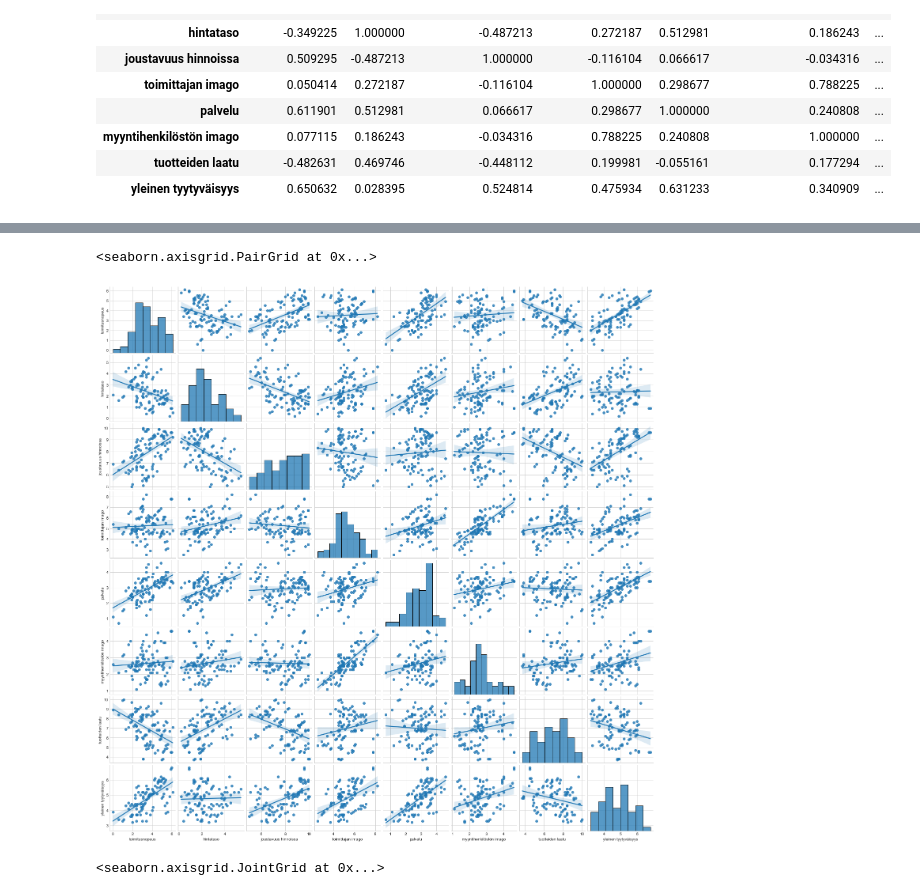
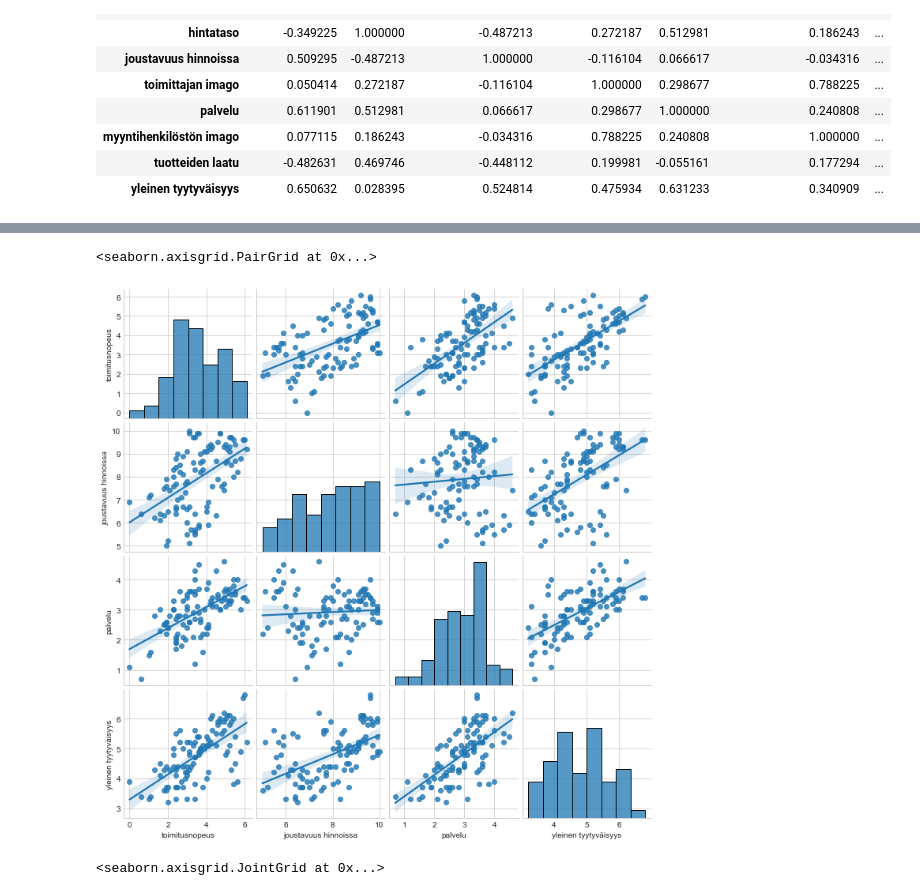
Before and after one commit to taanila/selittava, a Jupyter notebook: korrelaatio.ipynb, the cells around one changed output, grey strips where cells are left out. Saved outputs shown, nothing was run; the diff lists cells and outputs as text; code cells hidden in the pictures.

```diff
--- a/korrelaatio.ipynb
+++ b/korrelaatio.ipynb
@@ -58,9 +65,8 @@ sns.heatmap(df.corr(), annot=True)
 # %%
-# Korrelaatioiden visuaalinen tarkastelu hajontakaavioina
-# Pairplotin laskeminen näin monesta muuttujasta kestää hetken aikaa
 # kind-parametrin arvo 'reg' lisää mukaan trendiviivat
-sns.pairplot(df, kind='reg')
+sns.pairplot(data=df[['toimitusnopeus', 'joustavuus hinnoissa', 'palvelu',
+                      'yleinen tyytyväisyys']], kind='reg' )
 # %% [output]
 <seaborn.axisgrid.PairGrid at 0x...>
-[figure, old version]
+[figure, new version]
 # %%
```
Also changed, not shown: parts of 6 cells of this notebook.
